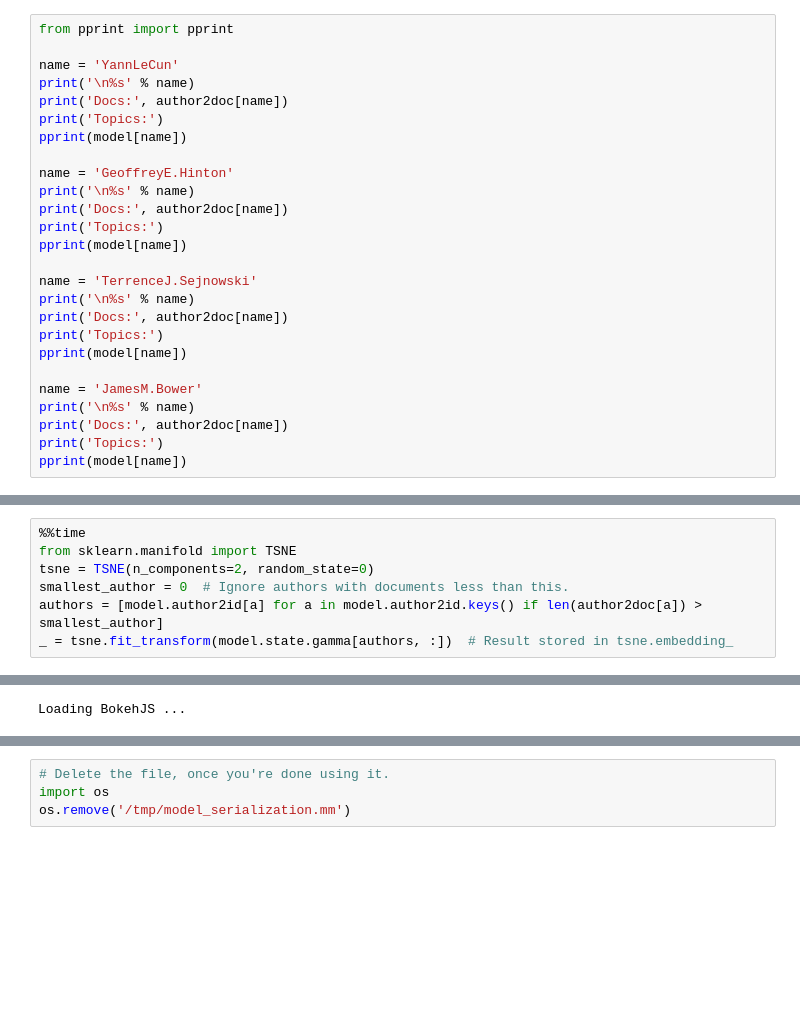
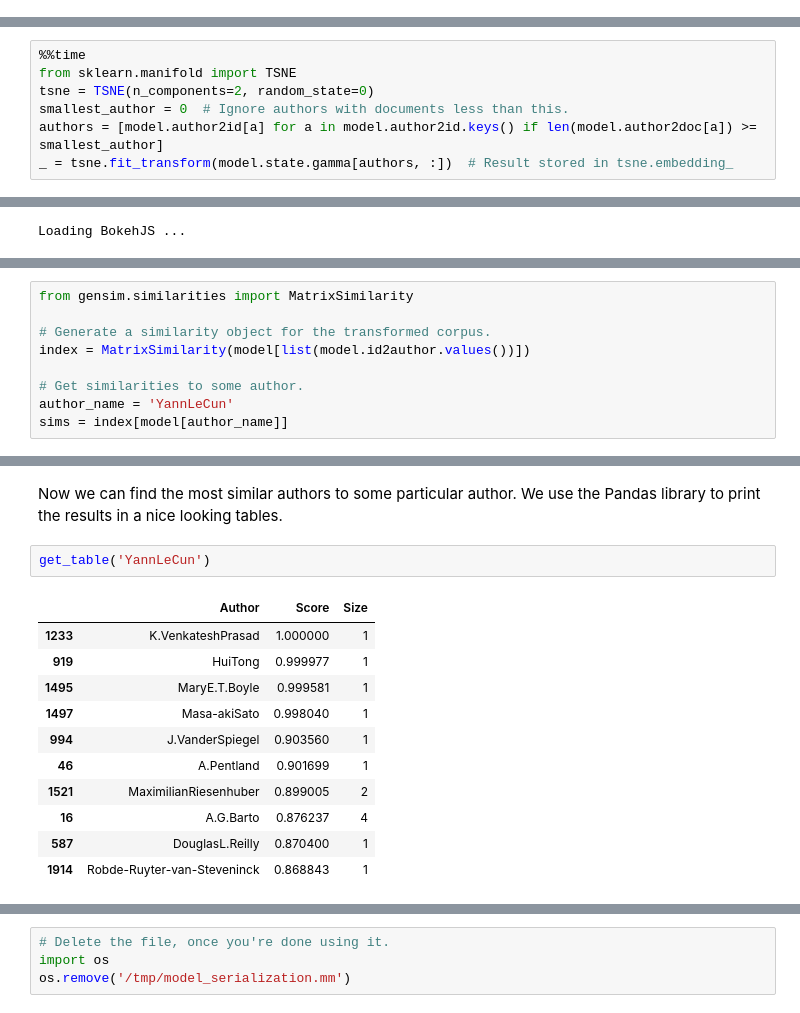
Before and after one commit to piskvorky/gensim, a Jupyter notebook: docs/notebooks/atmodel_tutorial.ipynb, the cells around one changed output, grey strips where cells are left out. Saved outputs shown, nothing was run; the diff lists cells and outputs as text; blank space fills up the shorter version.

```diff
--- a/docs/notebooks/atmodel_tutorial.ipynb
+++ b/docs/notebooks/atmodel_tutorial.ipynb
@@ -289,26 +302,0 @@ Similarly, Terrence J. Sejnowski and James M. Bower are both neuroscientist, fir
-# %%
-from pprint import pprint
-
-name = 'YannLeCun'
-print('\n%s' % name)
-print('Docs:', author2doc[name])
-print('Topics:')
-pprint(model[name])
-
-name = 'GeoffreyE.Hinton'
-print('\n%s' % name)
-print('Docs:', author2doc[name])
-print('Topics:')
-pprint(model[name])
-
-name = 'TerrenceJ.Sejnowski'
-print('\n%s' % name)
-print('Docs:', author2doc[name])
-print('Topics:')
-pprint(model[name])
-
-name = 'JamesM.Bower'
-print('\n%s' % name)
-print('Docs:', author2doc[name])
-print('Topics:')
-pprint(model[name])
@@ -369,5 +393,5 @@ In the cell below, we transform the author-topic representation into the t-SNE s
 from sklearn.manifold import TSNE
 tsne = TSNE(n_components=2, random_state=0)
 smallest_author = 0  # Ignore authors with documents less than this.
-authors = [model.author2id[a] for a in model.author2id.keys() if len(author2doc[a]) > smallest_author]
+authors = [model.author2id[a] for a in model.author2id.keys() if len(model.author2doc[a]) >= smallest_author]
 _ = tsne.fit_transform(model.state.gamma[authors, :])  # Result stored in tsne.embedding_
@@ -421,0 +469,9 @@ show(p)
+# %%
+from gensim.similarities import MatrixSimilarity
+
+# Generate a similarity object for the transformed corpus.
+index = MatrixSimilarity(model[list(model.id2author.values())])
+
+# Get similarities to some author.
+author_name = 'YannLeCun'
+sims = index[model[author_name]]
@@ -421,0 +535,16 @@ show(p)
+# %% [markdown]
+Now we can find the most similar authors to some particular author. We use the Pandas library to print the results in a nice looking tables.
+# %%
+get_table('YannLeCun')
+# %% [output]
+|  | Author | Score | Size |
+| 1233 | K.VenkateshPrasad | 1.000000 | 1 |
+| 919 | HuiTong | 0.999977 | 1 |
+| 1495 | MaryE.T.Boyle | 0.999581 | 1 |
+| 1497 | Masa-akiSato | 0.998040 | 1 |
+| 994 | J.VanderSpiegel | 0.903560 | 1 |
+| 46 | A.Pentland | 0.901699 | 1 |
+| 1521 | MaximilianRiesenhuber | 0.899005 | 2 |
+| 16 | A.G.Barto | 0.876237 | 4 |
+| 587 | DouglasL.Reilly | 0.870400 | 1 |
+| 1914 | Robde-Ruyter-van-Steveninck | 0.868843 | 1 |
```
Also changed, not shown: parts of 41 cells of this notebook, 1 other file.
